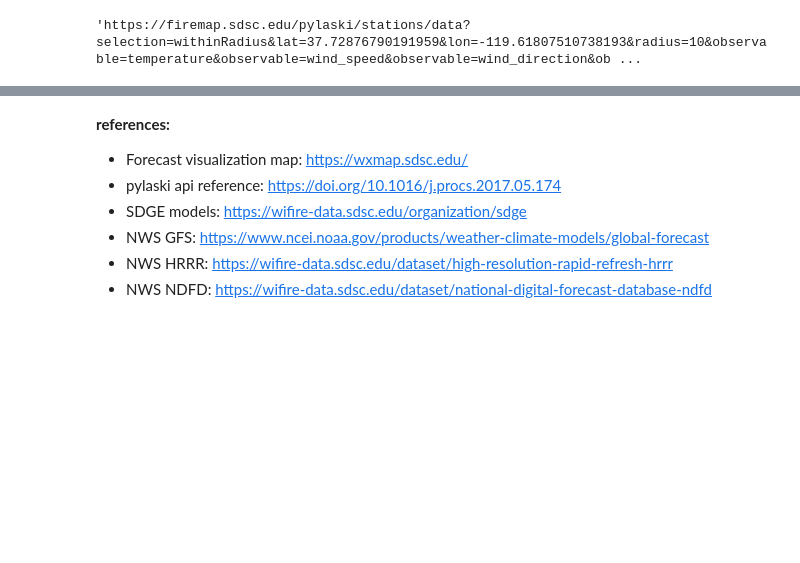
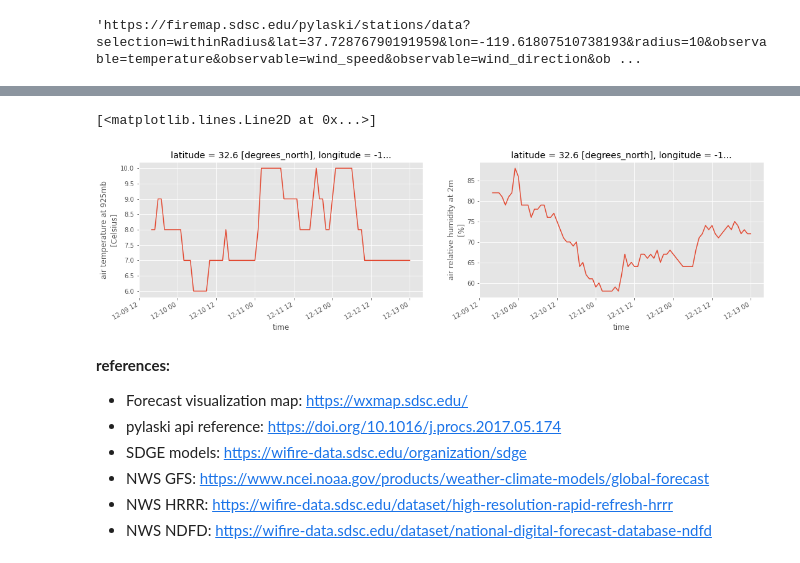
Before and after one commit to BurnPro3D/data-api-notebooks, a Jupyter notebook: access-weather-forecast-data.ipynb, the cells around one changed output, grey strips where cells are left out. Cells and saved outputs as stored; diff of their text form; code cells hidden in the pictures; blank space fills up the shorter version.

```diff
--- a/access-weather-forecast-data.ipynb
+++ b/access-weather-forecast-data.ipynb
@@ -243,0 +254,5 @@ pprint.pprint(r_json)
+# %%
+url ='https://sdge.sdsc.edu/thredds/dodsC/sdge/op/ens-nam-001/wrf/2021-12/wrfout_d02_202112091600Z.nc'
+
+ds = xr.open_dataset(url)
+ds
@@ -244,3 +277,12 @@ pprint.pprint(r_json)
+# %%
+# We can plot air temperature (925 millibar) and relative humidity (2 m)
+
+fig, axes = plt.subplots(ncols=2, nrows=1, figsize=(18,4))
+ds.air_temperature_925mb.isel(y=59,x=150).plot(ax=axes[0])  # .isel returns new dataset with each array indexed along specified dimensions
+ds.relative_humidity_2m.isel(y=59,x=150).plot(ax=axes[1])
+# %% [output]
+[<matplotlib.lines.Line2D at 0x...>]
+[figure, added]
 # %% [markdown]
 **references:**
 
```
Also changed, not shown: parts of 16 cells of this notebook.
